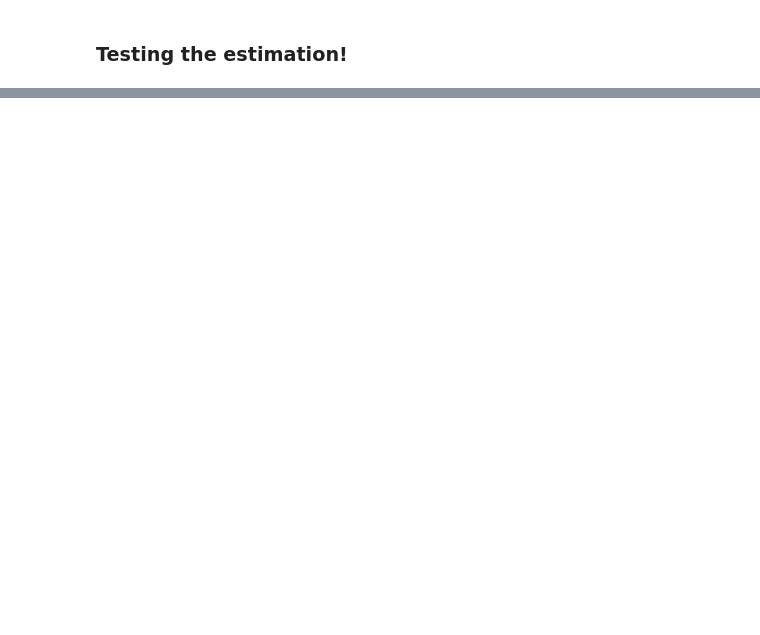
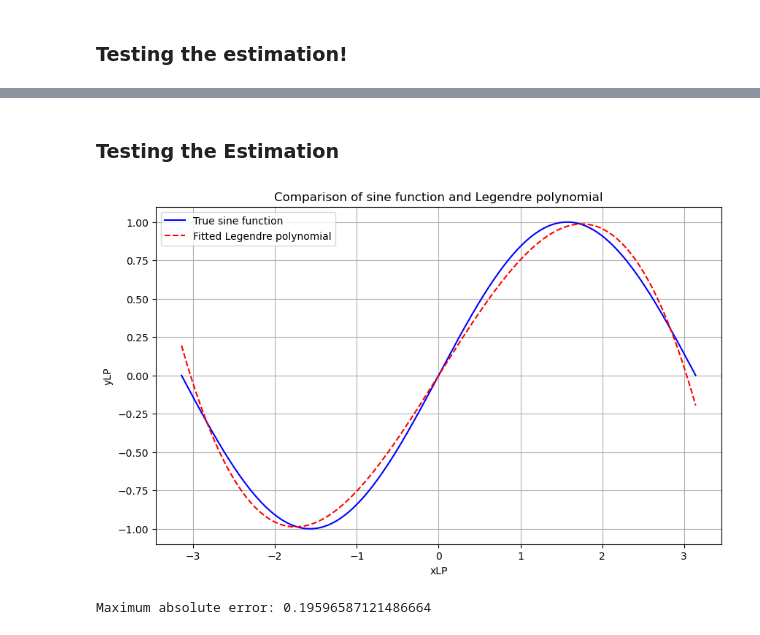
Before and after one commit to AnjaliML/ML101, a Jupyter notebook: predictingSinX.ipynb, the cells around one changed output, grey strips where cells are left out. Cells and saved outputs as stored; diff of their text form; code cells hidden in the pictures; blank space fills up the shorter version.

```diff
--- a/predictingSinX.ipynb
+++ b/predictingSinX.ipynb
@@ -176,0 +232,6 @@ Maximum absolute error: 0.22065773606300354
+# %%
+dtype = torch.float
+device = torch.device("cpu")
+# %%
+xLP = torch.linspace(-math.pi, math.pi, 2000, device=device, dtype=dtype)
+yLP = torch.sin(xLP)
@@ -176,0 +255,5 @@ Maximum absolute error: 0.22065773606300354
+# %%
+aLP = torch.full((), 0.0, device=device, dtype=dtype, requires_grad=True)
+bLP = torch.full((), -1.0, device=device, dtype=dtype, requires_grad=True)
+cLP = torch.full((), 0.0, device=device, dtype=dtype, requires_grad=True)
+dLP = torch.full((), 0.3, device=device, dtype=dtype, requires_grad=True)
@@ -176,0 +321,31 @@ Maximum absolute error: 0.22065773606300354
+# %% [markdown]
+### Testing the Estimation
+# %%
+import matplotlib.pyplot as plt
+
+# Compute the final predicted y values
+with torch.no_grad():
+    y_predLP = aLP + bLP * P3(cLP + dLP * x)
+
+# Convert tensors to numpy arrays for plotting
+x_npLP = xLP.cpu().numpy() # ground truth
+y_npLP = yLP.cpu().numpy() # ground truth
+y_pred_npLP = y_predLP.cpu().numpy() #calculates
+
+# Create the plot
+plt.figure(figsize=(10, 6))
+plt.plot(x_npLP, y_npLP, 'b-', label='True sine function') #ground truth
+plt.plot(x_npLP, y_pred_npLP, 'r--', label='Fitted Legendre polynomial')
+plt.xlabel('xLP')
+plt.ylabel('yLP')
+plt.title('Comparison of sine function and Legendre polynomial')
+plt.legend()
+plt.grid(True)
+plt.show()
+
+# Print the maximum absolute error
+max_errorLP = torch.max(torch.abs(y_predLP - yLP)).item()
+print(f'Maximum absolute error: {max_errorLP}')
+# %% [output]
+[figure, added]
+Maximum absolute error: 0.19596587121486664
```
Also changed, not shown: parts of 11 cells of this notebook.
